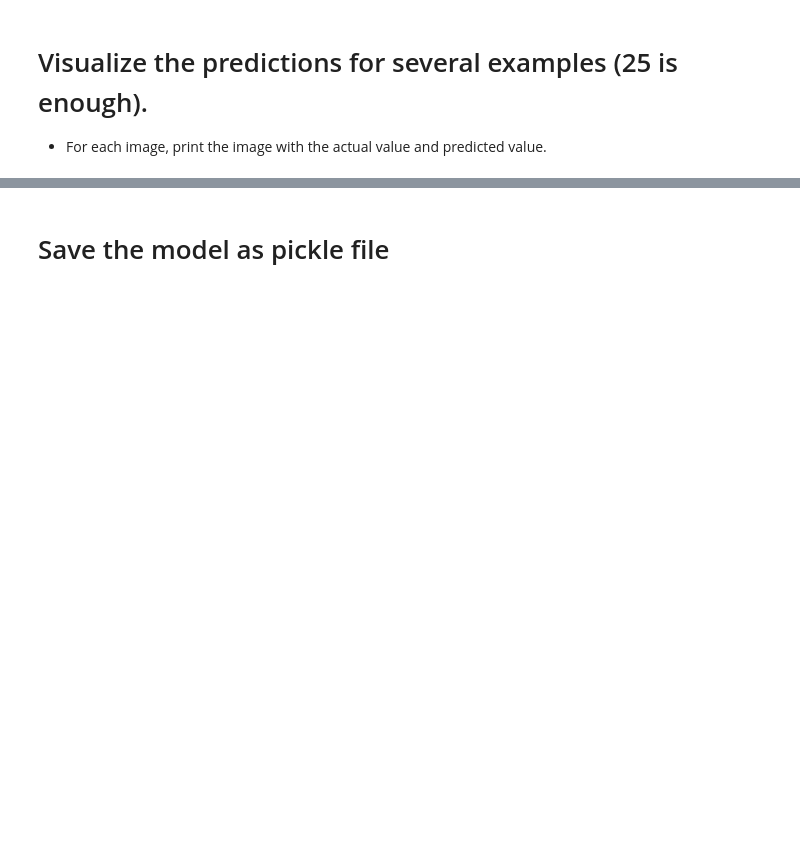
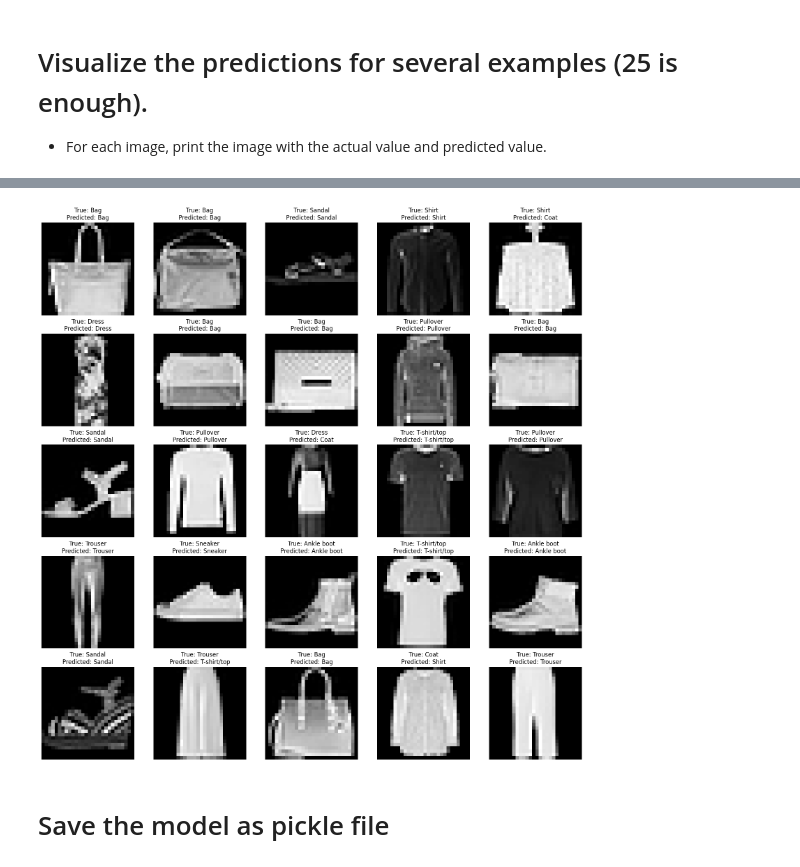
Before and after one commit to Tuwaiq-Data-Science-Bootcamp-V5/CNN_FashionMNIST, a Jupyter notebook: NeuralNetworks-Fashion.ipynb, the cells around one changed output, grey strips where cells are left out. Saved outputs shown, nothing was run; the diff lists cells and outputs as text; code cells hidden in the pictures; blank space fills up the shorter version.

```diff
--- a/NeuralNetworks-Fashion.ipynb
+++ b/NeuralNetworks-Fashion.ipynb
@@ -104,3 +257,5 @@
 - The x parameter should receive the testing images (the testing images we get from the dataset).
 - The y parameter should receive the testing labels.
 - You need to print the metric you choose before and the loss values.
+# %%
+test_labels = to_categorical(test_labels)
@@ -108,3 +268,5 @@
 # Make predictions on the test data
 
 - Just print the first ten predictions and compare them with the actual values.
+# %%
+pred = model.predict(test_images)
@@ -110,0 +275,5 @@
+# %%
+for i in range(10):
+    predLabel = np.argmax(pred[i])
+    test_labe = np.argmax(test_labels[i])
+    print(predLabel,test_labe)
@@ -112,3 +292,23 @@
 # Visualize the predictions for several examples (25 is enough).
 
 - For each image, print the image with the actual value and predicted value.
+# %%
+def visualize_predictions(images, true_labels, model):
+    predictions = model.predict(images)
+    plt.figure(figsize=(20, 20))
+
+    for i in range(min(25, len(images))):
+        plt.subplot(5, 5, i + 1)
+        plt.imshow(images[i], cmap='gray')
+        plt.axis('off')
+        plt.title(f'True: {nLabels[np.argmax(true_labels[i])]}\nPredicted: {nLabels[np.argmax(predictions[i])]}')
+
+    plt.show()
+# %%
+index = np.random.choice(len(test_images), 25, replace=False)
+sample_images = test_images[index]
+sample_labels = test_labels[index]
+
+# Visualize predictions
+visualize_predictions(sample_images, sample_labels, model)
+# %% [output]
@@ -115,2 +316,3 @@
+[figure, added]
 # %% [markdown]
 # Save the model as pickle file
```
Also changed, not shown: parts of 19 cells of this notebook, 1 other file.
